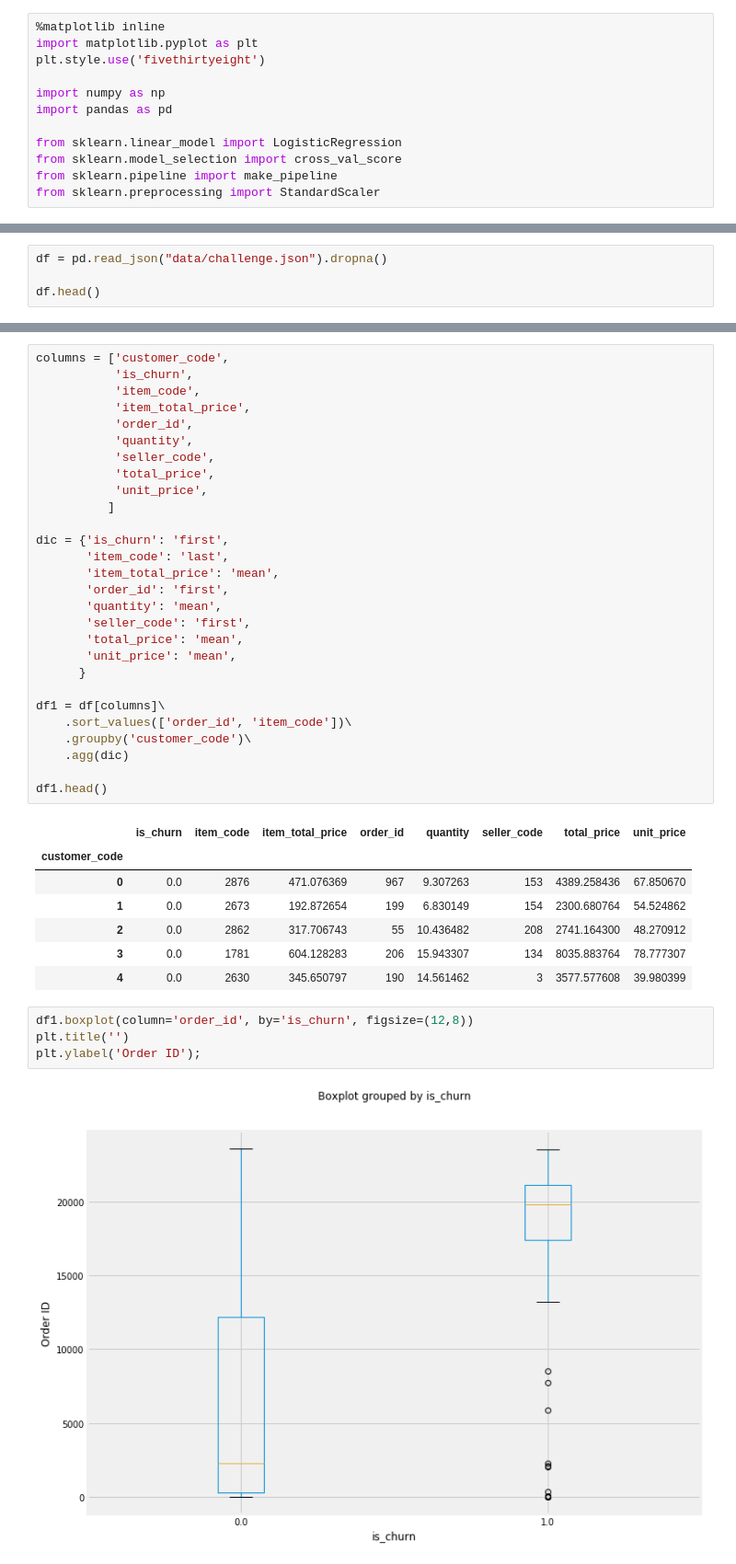
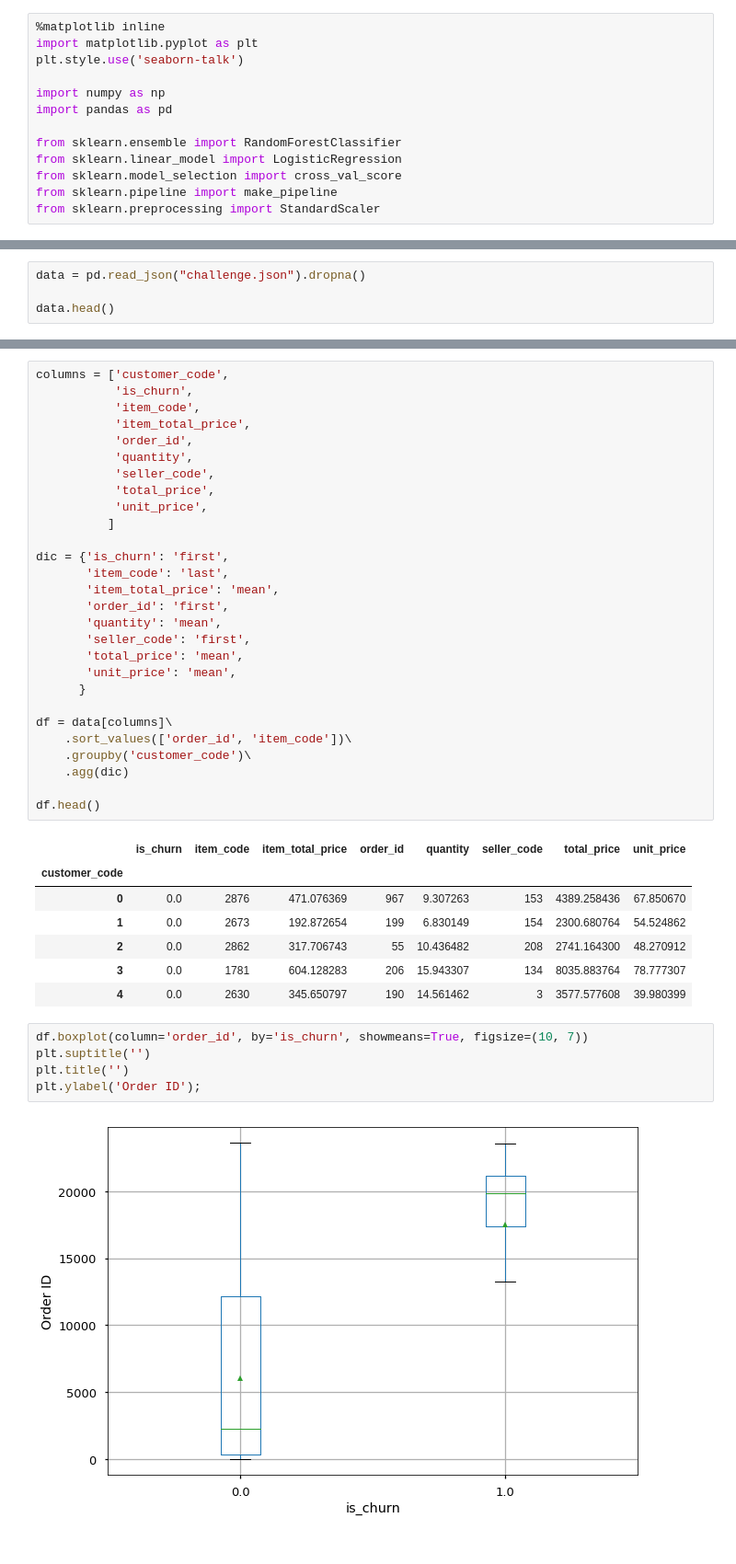
Before and after one commit to jruizvar/TOTVSLabs, a Jupyter notebook: ChurnPrediction.ipynb, the cells around one changed output, grey strips where cells are left out. Shown at 92% size. Saved outputs shown, nothing was run; the diff lists cells and outputs as text.

Commit message:
Add summary plot

```diff
--- a/ChurnPrediction.ipynb
+++ b/ChurnPrediction.ipynb
@@ -3,11 +3,12 @@
 # %%
 %matplotlib inline
 import matplotlib.pyplot as plt
-plt.style.use('fivethirtyeight')
+plt.style.use('seaborn-talk')
 
 import numpy as np
 import pandas as pd
 
+from sklearn.ensemble import RandomForestClassifier
 from sklearn.linear_model import LogisticRegression
 from sklearn.model_selection import cross_val_score
 from sklearn.pipeline import make_pipeline
@@ -15,7 +21,7 @@ from sklearn.preprocessing import StandardScaler
 # %%
-df = pd.read_json("data/challenge.json").dropna()
+data = pd.read_json("challenge.json").dropna()
 
-df.head()
+data.head()
 # %% [output]
 |  | branch_id | customer_code | group_code | is_churn | item_code | item_total_price | order_id | quantity | ... |
 | 0 | 0 | 143 | 0 | 0.0 | 854 | 292.91 | 21804 | 10 | ... |
@@ -74,12 +63,12 @@ dic = {'is_churn': 'first',
        'unit_price': 'mean',
       }
 
-df1 = df[columns]\
+df = data[columns]\
     .sort_values(['order_id', 'item_code'])\
     .groupby('customer_code')\
     .agg(dic)
 
-df1.head()
+df.head()
 # %% [output]
 |  | is_churn | item_code | item_total_price | order_id | quantity | seller_code | total_price | unit_price |
 | customer_code |  |  |  |  |  |  |  |  |
@@ -89,8 +78,9 @@ df1.head()
 | 3 | 0.0 | 1781 | 604.128283 | 206 | 15.943307 | 134 | 8035.883764 | 78.777307 |
 | 4 | 0.0 | 2630 | 345.650797 | 190 | 14.561462 | 3 | 3577.577608 | 39.980399 |
 # %%
-df1.boxplot(column='order_id', by='is_churn', figsize=(12,8))
+df.boxplot(column='order_id', by='is_churn', showmeans=True, figsize=(10, 7))
+plt.suptitle('')
 plt.title('')
 plt.ylabel('Order ID');
 # %% [output]
-[figure, old version]
+[figure, new version]
```
Also changed, not shown: parts of 18 cells of this notebook.
